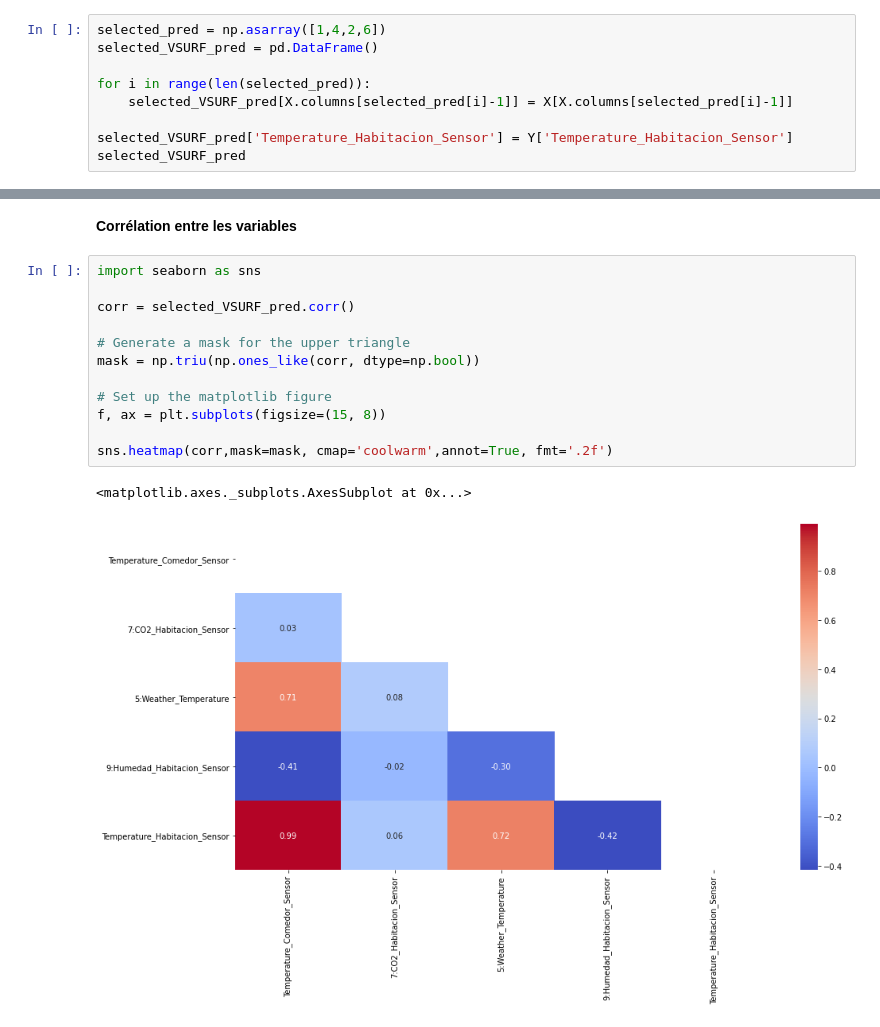
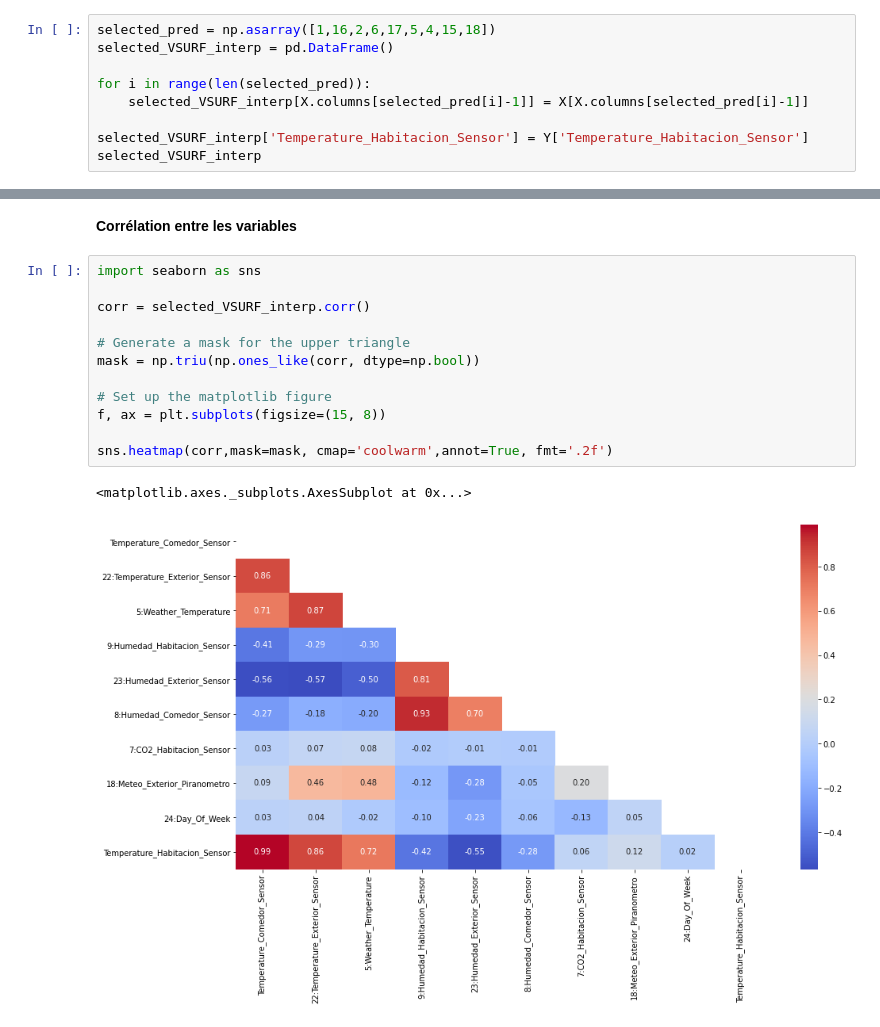
Before and after one commit to AlexandreBourrieau/ML2, a Jupyter notebook: RandomForest/SML2010_Selection_Variables.ipynb, the cells around one changed output, grey strips where cells are left out. Drawn from its saved outputs; the diff is of its cells as text.

```diff
--- a/RandomForest/SML2010_Selection_Variables.ipynb
+++ b/RandomForest/SML2010_Selection_Variables.ipynb
@@ -650,12 +642,12 @@ Résultats :
 # %% [markdown]
 **3. Création du dataframe**
 # %%
-selected_pred = np.asarray([1,4,2,6])
-selected_VSURF_pred = pd.DataFrame()
+selected_pred = np.asarray([1,16,2,6,17,5,4,15,18])
+selected_VSURF_interp = pd.DataFrame()
 
 for i in range(len(selected_pred)):
-    selected_VSURF_pred[X.columns[selected_pred[i]-1]] = X[X.columns[selected_pred[i]-1]]
+    selected_VSURF_interp[X.columns[selected_pred[i]-1]] = X[X.columns[selected_pred[i]-1]]
 
-selected_VSURF_pred['Temperature_Habitacion_Sensor'] = Y['Temperature_Habitacion_Sensor']
-selected_VSURF_pred
+selected_VSURF_interp['Temperature_Habitacion_Sensor'] = Y['Temperature_Habitacion_Sensor']
+selected_VSURF_interp
 # %% [output]
@@ -686,15 +678,15 @@ files.download("SMLselected_VSURF_pred.csv")
 # %%
 import seaborn as sns
 
-corr = selected_VSURF_pred.corr()
+corr = selected_VSURF_interp.corr()
 
 # Generate a mask for the upper triangle
 mask = np.triu(np.ones_like(corr, dtype=np.bool))
 
 # Set up the matplotlib figure
 f, ax = plt.subplots(figsize=(15, 8))
 
 sns.heatmap(corr,mask=mask, cmap='coolwarm',annot=True, fmt='.2f')
 # %% [output]
 <matplotlib.axes._subplots.AxesSubplot at 0x...>
-[figure, old version]
+[figure, new version]
```
Also changed, not shown: parts of 9 cells of this notebook.
